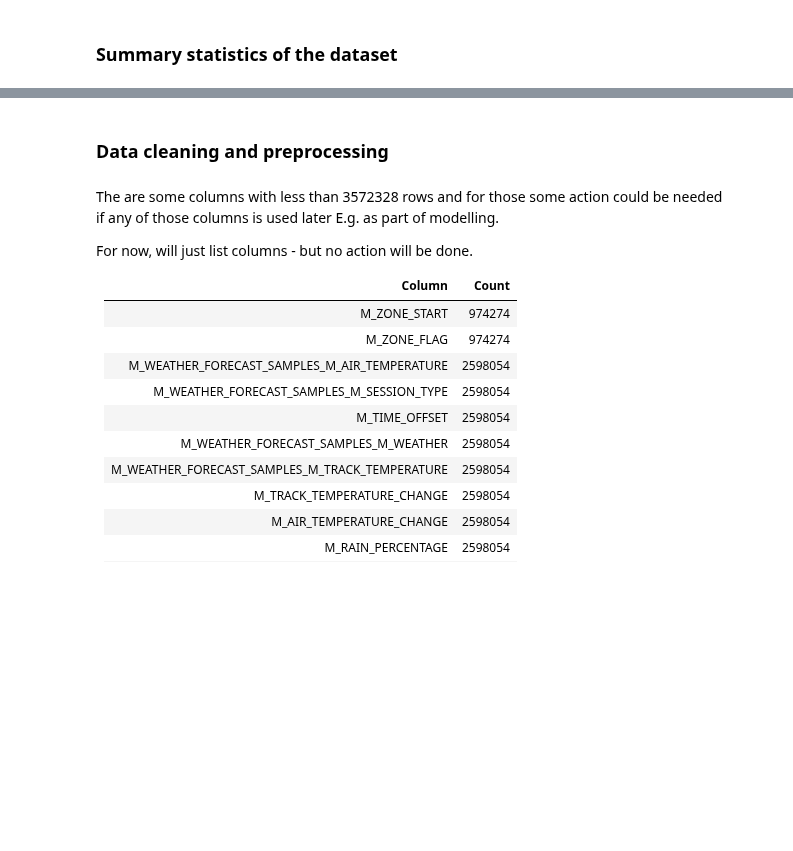
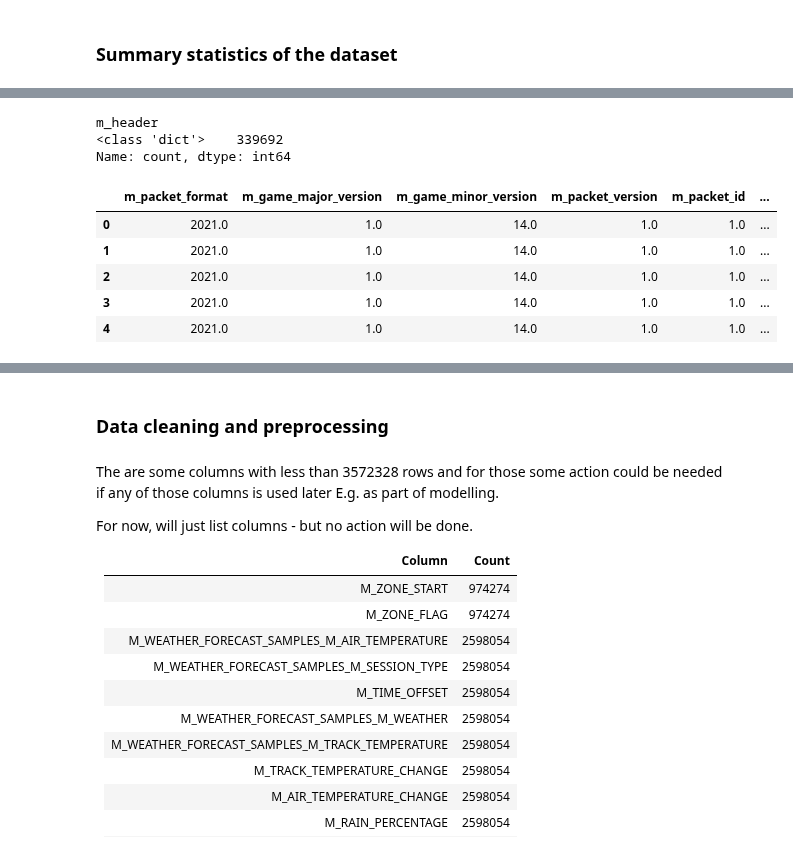
Before and after one commit to omanar1/usable_ai, a Jupyter notebook: Homework/HW5_assignment_m05_eda_Ricardo OMANA.ipynb, the cells around one changed output, grey strips where cells are left out. Saved outputs shown, nothing was run; the diff lists cells and outputs as text; code cells hidden in the pictures; blank space fills up the shorter version.

```diff
--- a/Homework/HW5_assignment_m05_eda_Ricardo OMANA.ipynb
+++ b/Homework/HW5_assignment_m05_eda_Ricardo OMANA.ipynb
@@ -145,0 +298,18 @@ df_weather.shape
+# %%
+# Check whether to keep or drop the column m_header by flattening the object
+print(df_weather['m_header'].apply(type).value_counts())  # Check data types
+# lets expand the dictionary
+df_expanded = df_weather['m_header'].apply(pd.Series)
+# %% [output]
+m_header
+<class 'dict'>    339692
+Name: count, dtype: int64
+# %%
+df_expanded.head()
+# %% [output]
+|  | m_packet_format | m_game_major_version | m_game_minor_version | m_packet_version | m_packet_id | ... |
+| 0 | 2021.0 | 1.0 | 14.0 | 1.0 | 1.0 | ... |
+| 1 | 2021.0 | 1.0 | 14.0 | 1.0 | 1.0 | ... |
+| 2 | 2021.0 | 1.0 | 14.0 | 1.0 | 1.0 | ... |
+| 3 | 2021.0 | 1.0 | 14.0 | 1.0 | 1.0 | ... |
+| 4 | 2021.0 | 1.0 | 14.0 | 1.0 | 1.0 | ... |
```
Also changed, not shown: parts of 35 cells of this notebook.
